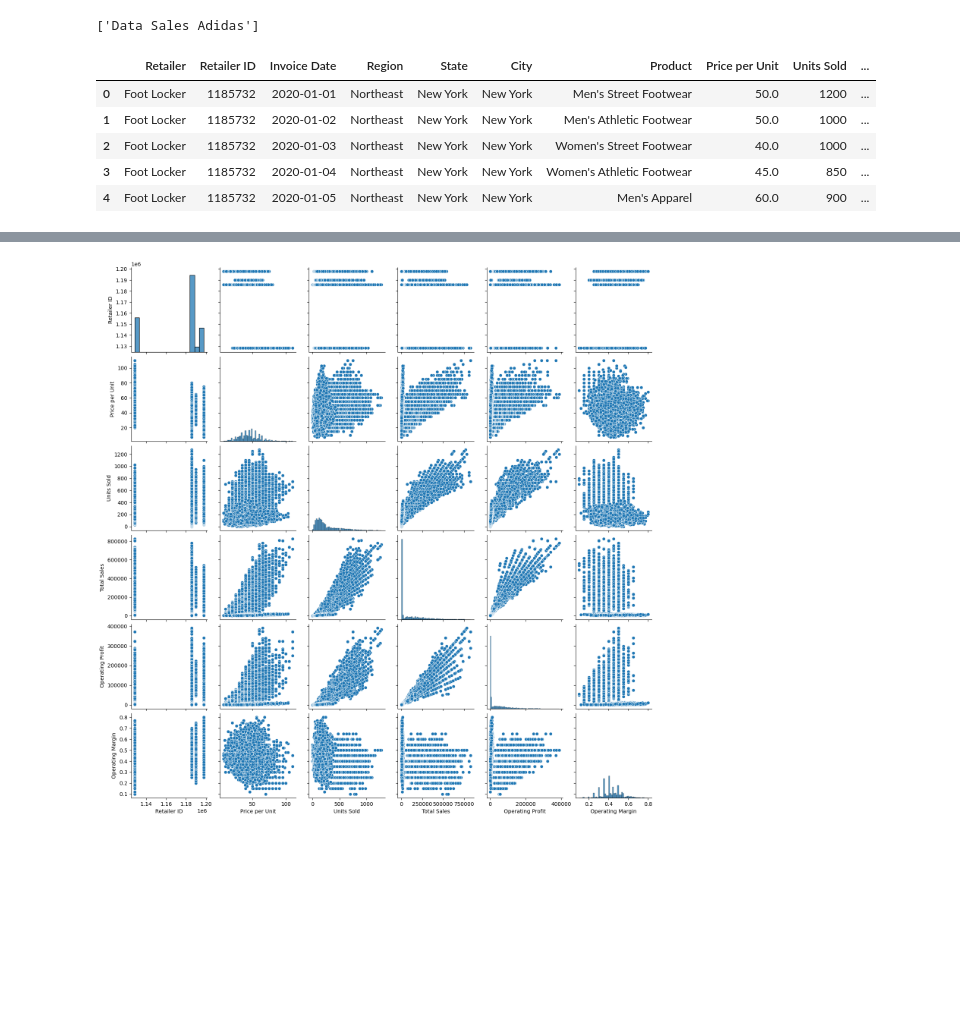
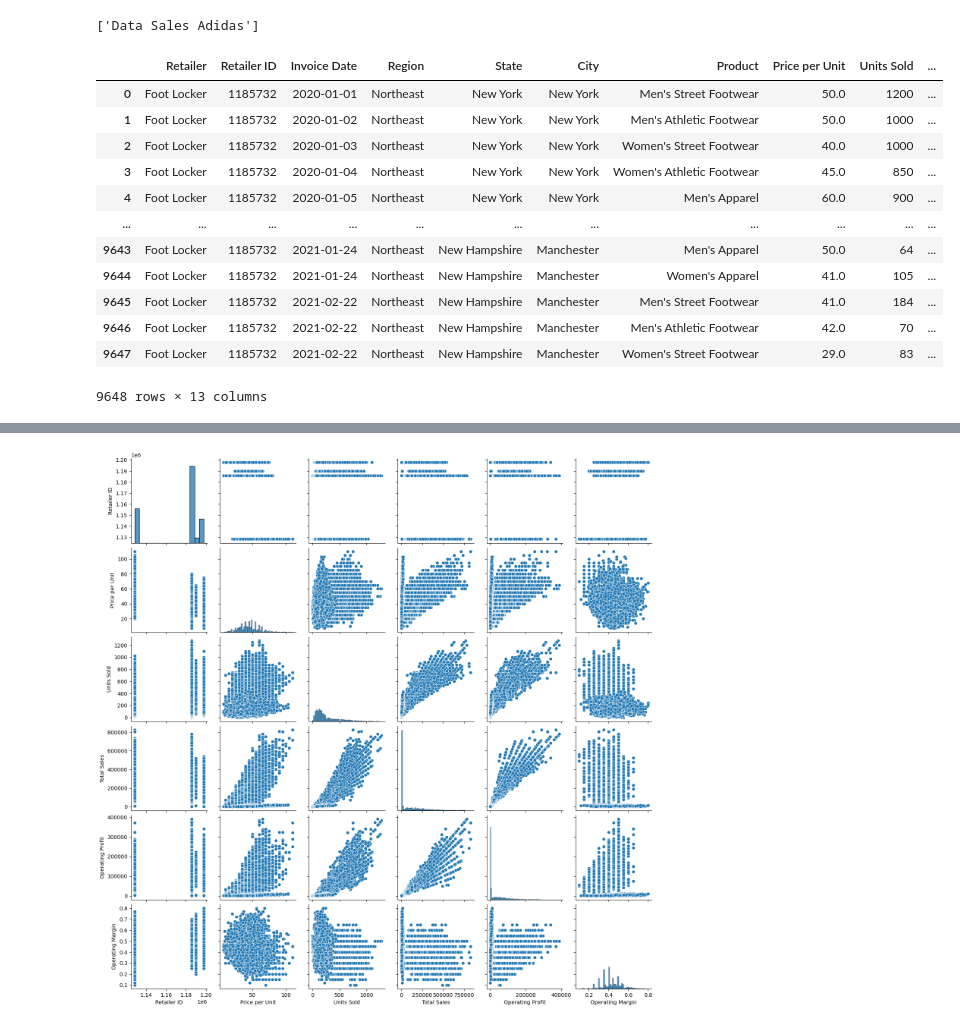
Before and after one commit to Maurice73-Tech/Adidas-Data-Analysis, a Jupyter notebook: Python Analysis.ipynb, the cells around one changed output, grey strips where cells are left out. Saved outputs shown, nothing was run; the diff lists cells and outputs as text; code cells hidden in the pictures; blank space fills up the shorter version.

```diff
--- a/Python Analysis.ipynb
+++ b/Python Analysis.ipynb
@@ -1,13 +1,20 @@
 # %%
+# Import all the important libraries
 import pandas as pd
 import matplotlib.pyplot as plt
 import seaborn as sns
+import statsmodels.api as sm
+from sklearn.preprocessing import LabelEncoder
+from tensorflow.keras.models import Sequential
+from tensorflow.keras.layers import LSTM, Dense
+from sklearn.metrics import mean_squared_error
+import numpy as np
 
 # Load the Excel file
-file_path = 'Adidas US Sales Datasets.xlsx'
+file = 'Adidas US Sales Datasets.xlsx'
 
-# Since we don't know the structure of the Excel file, let's start by loading the sheet names
-excel_file = pd.ExcelFile(file_path)
+# Loading the sheet names
+excel_file = pd.ExcelFile(file)
 sheet_names = excel_file.sheet_names
 sheet_names
 # %% [output]
@@ -15,13 +22,20 @@ sheet_names
 # %%
 # Load the data from the sheet 'Data Sales Adidas'
 data_sales_adidas = pd.read_excel(excel_file, sheet_name='Data Sales Adidas')
 
 # Display the first few rows of the dataframe to understand its structure
-data_sales_adidas.head()
+data_sales_adidas
 # %% [output]
 |  | Retailer | Retailer ID | Invoice Date | Region | State | City | Product | Price per Unit | Units Sold | ... |
 | 0 | Foot Locker | 1185732 | 2020-01-01 | Northeast | New York | New York | Men's Street Footwear | 50.0 | 1200 | ... |
 | 1 | Foot Locker | 1185732 | 2020-01-02 | Northeast | New York | New York | Men's Athletic Footwear | 50.0 | 1000 | ... |
 | 2 | Foot Locker | 1185732 | 2020-01-03 | Northeast | New York | New York | Women's Street Footwear | 40.0 | 1000 | ... |
 | 3 | Foot Locker | 1185732 | 2020-01-04 | Northeast | New York | New York | Women's Athletic Footwear | 45.0 | 850 | ... |
 | 4 | Foot Locker | 1185732 | 2020-01-05 | Northeast | New York | New York | Men's Apparel | 60.0 | 900 | ... |
+| ... | ... | ... | ... | ... | ... | ... | ... | ... | ... | ... |
+| 9643 | Foot Locker | 1185732 | 2021-01-24 | Northeast | New Hampshire | Manchester | Men's Apparel | 50.0 | 64 | ... |
+| 9644 | Foot Locker | 1185732 | 2021-01-24 | Northeast | New Hampshire | Manchester | Women's Apparel | 41.0 | 105 | ... |
+| 9645 | Foot Locker | 1185732 | 2021-02-22 | Northeast | New Hampshire | Manchester | Men's Street Footwear | 41.0 | 184 | ... |
+| 9646 | Foot Locker | 1185732 | 2021-02-22 | Northeast | New Hampshire | Manchester | Men's Athletic Footwear | 42.0 | 70 | ... |
+| 9647 | Foot Locker | 1185732 | 2021-02-22 | Northeast | New Hampshire | Manchester | Women's Street Footwear | 29.0 | 83 | ... |
+9648 rows × 13 columns
```
Also changed, not shown: parts of 38 cells of this notebook, 2 other files.
